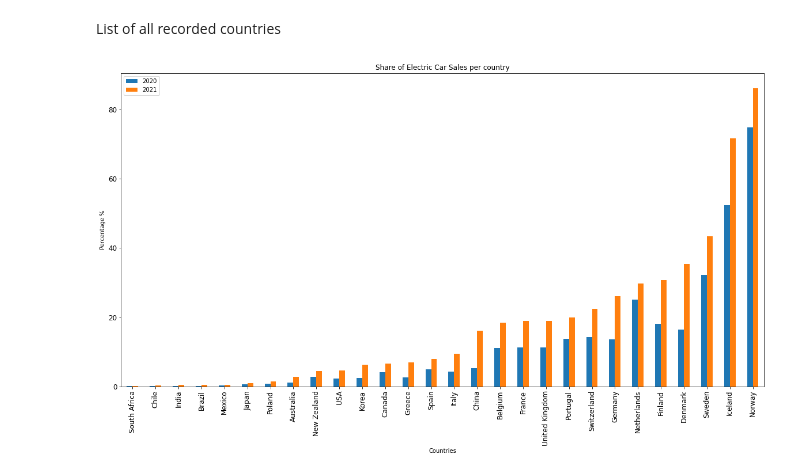
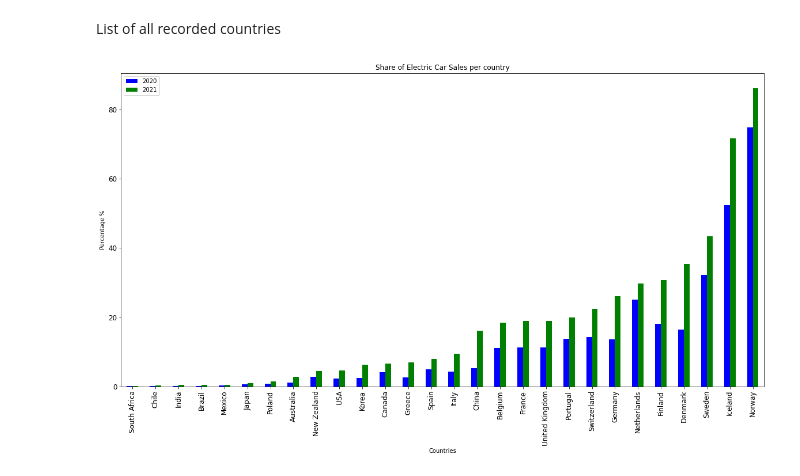
Before and after one commit to aaroln/ev, a Jupyter notebook: presentation.ipynb, the cells around one changed output. Saved outputs shown, nothing was run; the diff lists cells and outputs as text; code cells hidden in the pictures.

```diff
--- a/presentation.ipynb
+++ b/presentation.ipynb
@@ -101,15 +101,18 @@ all_shares = pd.concat([df2, df1, df], axis=1)
 
 all_shares = all_shares.sort_values('2021')
 # %%
+
+
 all_shares.plot(kind = 'bar',
 x = 'country',
 stacked = False,
 title = 'Share of Electric Car Sales per country',
 xlabel = 'Countries',
 ylabel = 'Percentage %',
-fontsize = '12'
+fontsize = '12',
+color = {'2020': 'blue','2021': 'green'}
 )
 
 plt.show()
 # %% [output]
-[figure, old version]
+[figure, new version]
```
